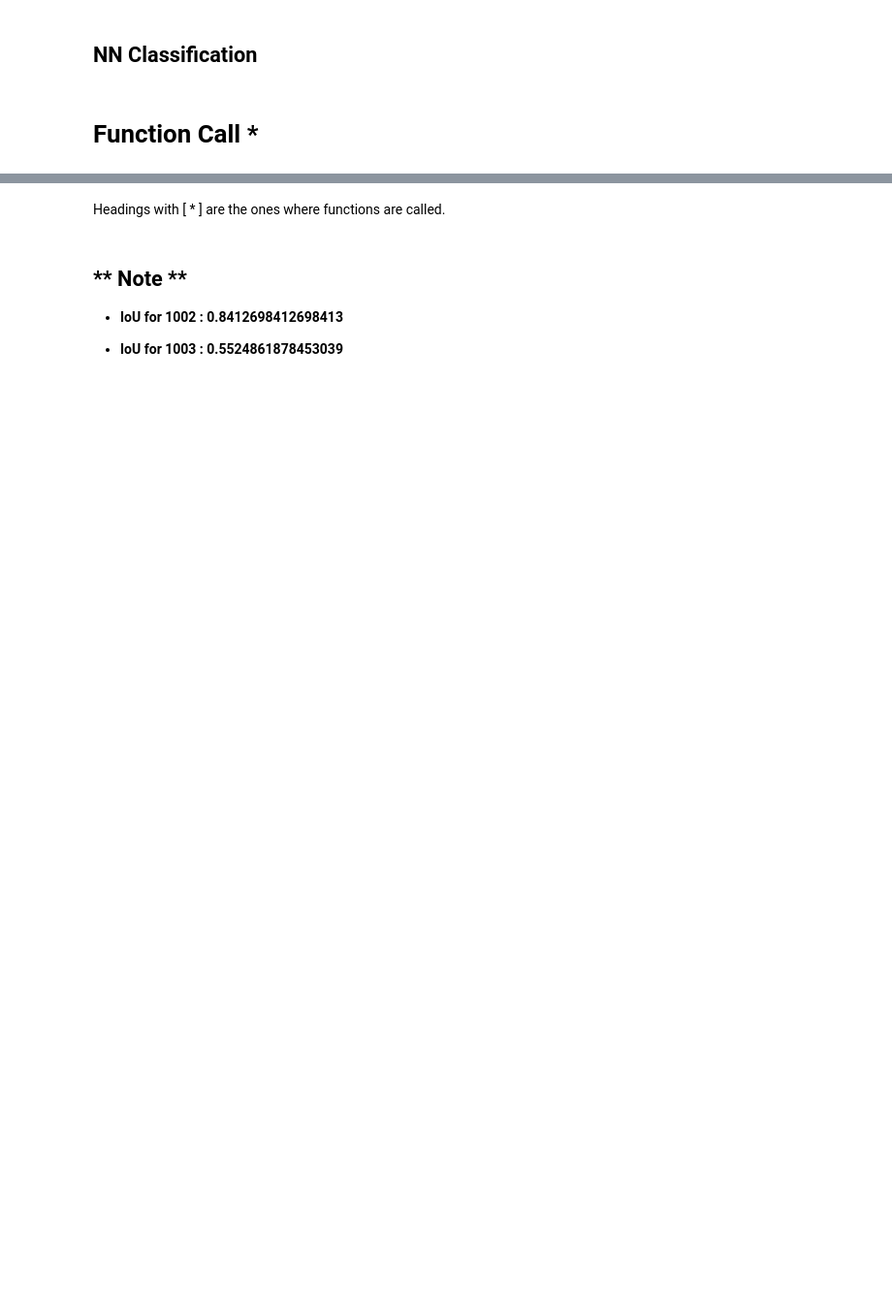
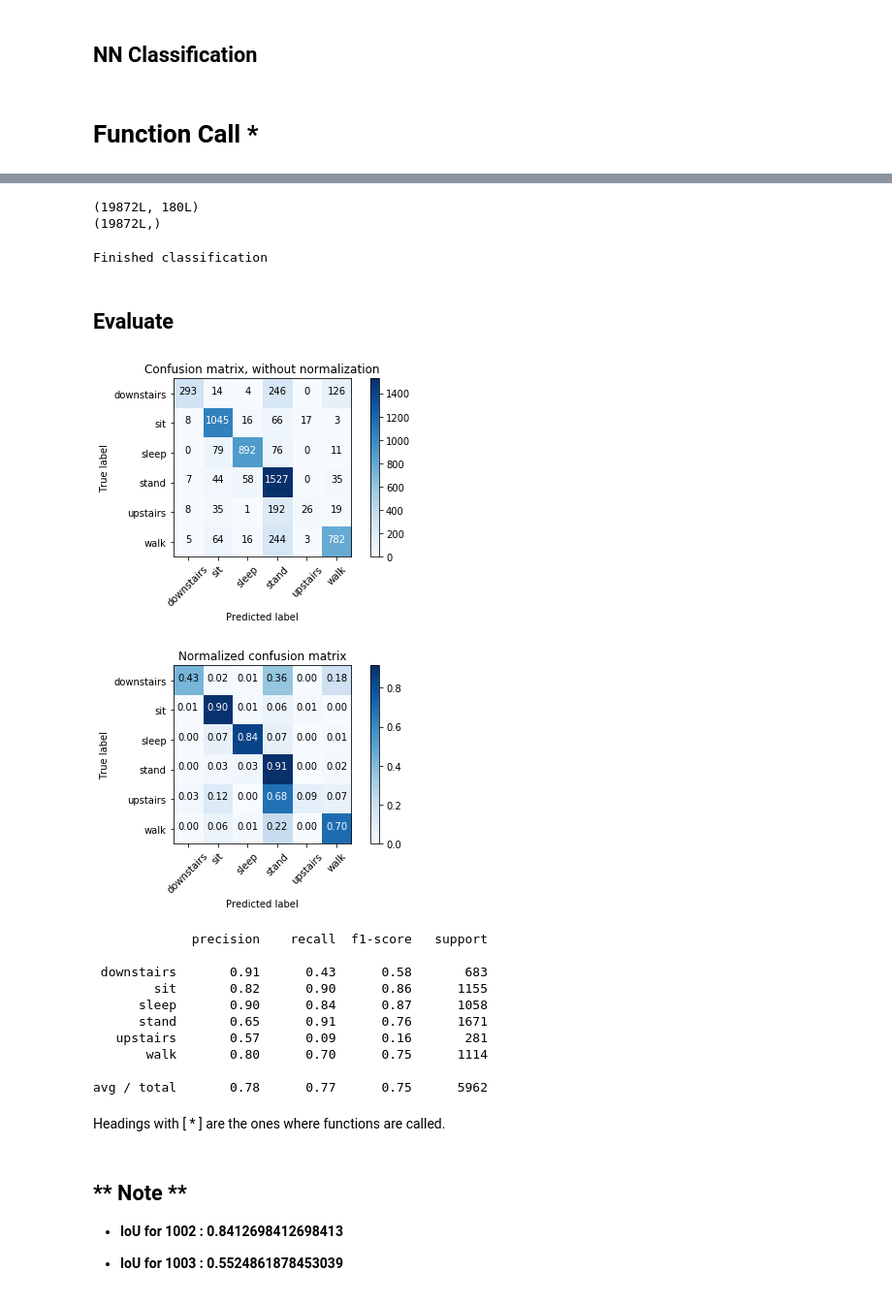
Before and after one commit to indykorpong/activity_classifier, a Jupyter notebook: NN.ipynb, the cells around one changed output, grey strips where cells are left out. Shown at 97% size. Cells and saved outputs as stored; diff of their text form; code cells hidden in the pictures; blank space fills up the shorter version.

```diff
--- a/NN.ipynb
+++ b/NN.ipynb
@@ -1436,0 +207,23 @@ def union_walk(exact_range, pred_range):
+# %%
+rpy_concat_ol = concat_xyz(rpy_ol)
+
+print(rpy_concat_ol.shape)
+print(y_ol.shape)
+# %% [output]
+(19872L, 180L)
+(19872L,)
+# %%
+# Split training data and testing data
+X_train, X_te, y_train, y_te = train_test_split(X_svm, y_svm, test_size=0.3, random_state=42)
+
+X_tr, X_test, y_tr, y_test = train_test_split(rpy_concat_ol, y_ol, test_size=0.3, random_state=42)
+# %%
+# Use SVM to classify activities
+svm_model = nn_classifier(X_svm, y_svm)
+print("Finished classification")
+# %% [output]
+Finished classification
+# %%
+y_pred = svm_model.predict(X_test)
+# %% [markdown]
+## Evaluate
@@ -1437,3 +234,19 @@ def union_walk(exact_range, pred_range):
+# %%
+show_conf_matrix(y_test, y_pred, LABELS)
+show_clf_report(y_test, y_pred, LABELS)
+# %% [output]
+[figure, added]
+[figure, added]
+             precision    recall  f1-score   support
+
+ downstairs       0.91      0.43      0.58       683
+        sit       0.82      0.90      0.86      1155
+      sleep       0.90      0.84      0.87      1058
+      stand       0.65      0.91      0.76      1671
+   upstairs       0.57      0.09      0.16       281
+       walk       0.80      0.70      0.75      1114
+
+avg / total       0.78      0.77      0.75      5962
 # %% [markdown]
 Headings with [ * ] are the ones where functions are called.
 # %% [markdown]
```
Also changed, not shown: parts of 112 cells of this notebook, 9 other files.
